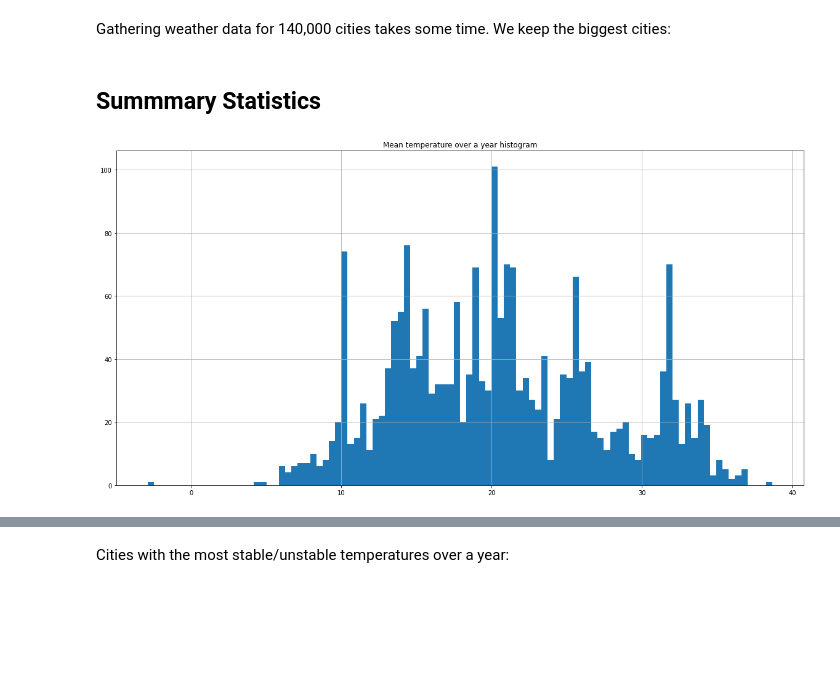
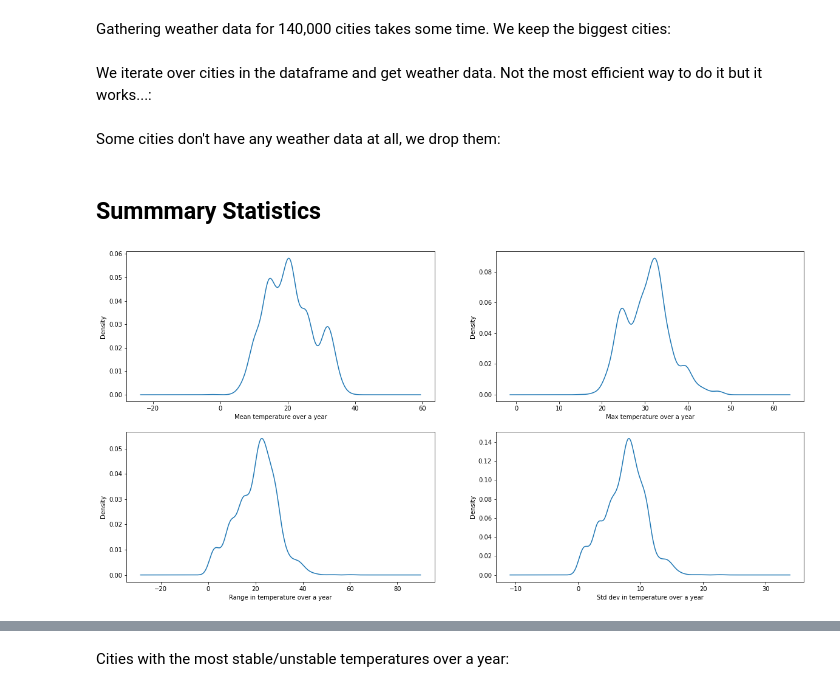
Before and after one commit to Jonas1312/cities-with-nice-weather, a Jupyter notebook: README.ipynb, the cells around one changed output, grey strips where cells are left out. Cells and saved outputs as stored; diff of their text form; code cells hidden in the pictures; blank space fills up the shorter version.

```diff
--- a/README.ipynb
+++ b/README.ipynb
@@ -68,0 +67,22 @@ dataset_1["lng"] = dataset_1["lng"].astype(float)
+# %%
+dataset_1.drop(
+    columns=[
+        "Geoname ID",
+        "Name",
+        "Alternate Names",
+        "Feature Class",
+        "Feature Code",
+        "Country Code 2",
+        "Admin1 Code",
+        "Admin2 Code",
+        "Admin3 Code",
+        "Admin4 Code",
+        "Elevation",
+        "DIgital Elevation Model",
+        "Timezone",
+        "LABEL EN",
+        "Modification date",
+        "Coordinates",
+    ],
+    inplace=True,
+)
@@ -232,5 +274,5 @@ Having lived there for a few weeks, the `tmax` data is closer to ~~the~~ my perc
 # %%
-def get_mean_std_temperature_for_loc(lat: float, lon: float) -> tuple[float, float]:
+def get_mean_std_temperature_for_loc(lat: float, lon: float):
     pt = Point(lat=lat, lon=lon)
     try:
         with warnings.catch_warnings():  # disable some meteostat warnings
@@ -248,6 +290,8 @@ Gathering weather data for 140,000 cities takes some time. We keep the biggest c
 # %%
 dataset_1.query("population >= 100000", inplace=True)
 dataset_2.query("population >= 100000", inplace=True)
+# %% [markdown]
+We iterate over cities in the dataframe and get weather data. Not the most efficient way to do it but it works...:
 # %%
 Tmean = []
 Tstd = []
@@ -263,12 +307,31 @@ df["Tmean"] = Tmean
 df["Tstd"] = Tstd
 df["Tmax"] = Tmax
 df["Trange"] = Trange
+# %% [markdown]
+Some cities don't have any weather data at all, we drop them:
 # %%
 df.dropna(subset=["Tmean", "Tstd", "Tmax"], inplace=True)
 # %% [markdown]
 ## Summmary Statistics
 # %%
-df["Tmean"].hist(bins=100)
-plt.title("Mean temperature over a year histogram");
+fig, axes = plt.subplots(2, 2)
+
+df[["Tmean"]].plot.kde(ax=axes[0, 0])
+axes[0, 0].set_xlabel("Mean temperature over a year")
+axes[0, 0].get_legend().remove()
+
+df[["Tmax"]].plot.kde(ax=axes[0, 1])
+axes[0, 1].set_xlabel("Max temperature over a year")
+axes[0, 1].get_legend().remove()
+
+df[["Tstd"]].plot.kde(ax=axes[1, 1])
+axes[1, 1].set_xlabel("Std dev in temperature over a year")
+axes[1, 1].get_legend().remove()
+
+df[["Trange"]].plot.kde(ax=axes[1, 0])
+axes[1, 0].set_xlabel("Range in temperature over a year")
+axes[1, 0].get_legend().remove()
+
+plt.show()
 # %% [output]
-[figure, old version]
+[figure, new version]
```
Also changed, not shown: parts of 65 cells of this notebook.
